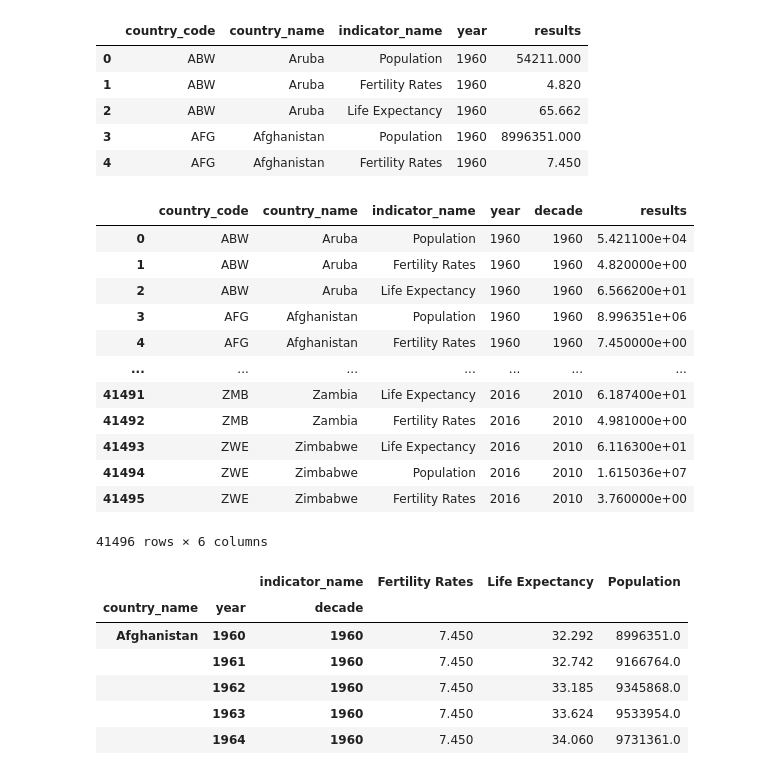
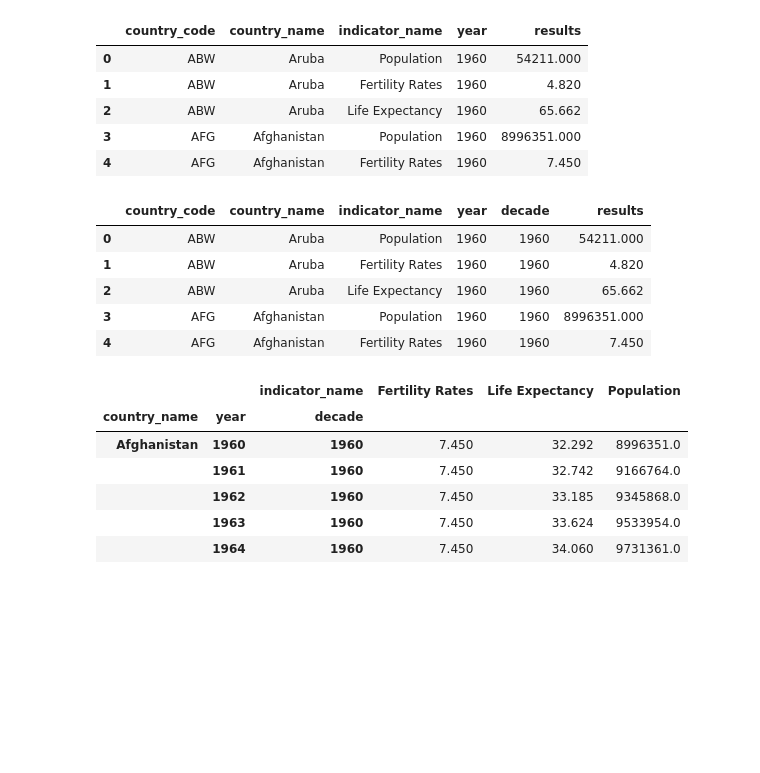
Before and after one commit to Starlinf/ETL_Project, a Jupyter notebook: ETL_pandas.ipynb, the cells around one changed output. Drawn from its saved outputs; the diff is of its cells as text; code cells hidden in the pictures; blank space fills up the shorter version.

```diff
--- a/ETL_pandas.ipynb
+++ b/ETL_pandas.ipynb
@@ -197,35 +200,28 @@ results2.head()
 # %%
 # Create the decade bins
 bins = [1960, 1969, 1979, 1989, 1999, 2009, 2020]
 
 # Create the names for the bins
 group_names = ["1960", "1970", "1980", "1990", "2000", "2010"]
 
 # coverting year column datatype to interger
 results2['year'] = results2['year'].astype(int)
 
 # add bin column to dataframe
 results2["decade"] = pd.cut(results2["year"], bins, labels=group_names, include_lowest=True)
 
 # reorganize columns
 results2 = results2[['country_code', 'country_name', 'indicator_name',
                      'year', 'decade', 'results']]
 
-results2.head(
+results2.head()
 # %% [output]
 |  | country_code | country_name | indicator_name | year | decade | results |
-| 0 | ABW | Aruba | Population | 1960 | 1960 | 5.421100e+04 |
-| 1 | ABW | Aruba | Fertility Rates | 1960 | 1960 | 4.820000e+00 |
-| 2 | ABW | Aruba | Life Expectancy | 1960 | 1960 | 6.566200e+01 |
-| 3 | AFG | Afghanistan | Population | 1960 | 1960 | 8.996351e+06 |
-| 4 | AFG | Afghanistan | Fertility Rates | 1960 | 1960 | 7.450000e+00 |
-| ... | ... | ... | ... | ... | ... | ... |
-| 41491 | ZMB | Zambia | Life Expectancy | 2016 | 2010 | 6.187400e+01 |
-| 41492 | ZMB | Zambia | Fertility Rates | 2016 | 2010 | 4.981000e+00 |
-| 41493 | ZWE | Zimbabwe | Life Expectancy | 2016 | 2010 | 6.116300e+01 |
-| 41494 | ZWE | Zimbabwe | Population | 2016 | 2010 | 1.615036e+07 |
-| 41495 | ZWE | Zimbabwe | Fertility Rates | 2016 | 2010 | 3.760000e+00 |
+| 0 | ABW | Aruba | Population | 1960 | 1960 | 54211.000 |
+| 1 | ABW | Aruba | Fertility Rates | 1960 | 1960 | 4.820 |
+| 2 | ABW | Aruba | Life Expectancy | 1960 | 1960 | 65.662 |
+| 3 | AFG | Afghanistan | Population | 1960 | 1960 | 8996351.000 |
+| 4 | AFG | Afghanistan | Fertility Rates | 1960 | 1960 | 7.450 |
-41496 rows × 6 columns
 # %%
 r3 = results2.pivot_table(index=["country_name", "year", "decade"], columns=["indicator_name"], values="results")
 r3
```
Also changed, not shown: parts of 28 cells of this notebook.
